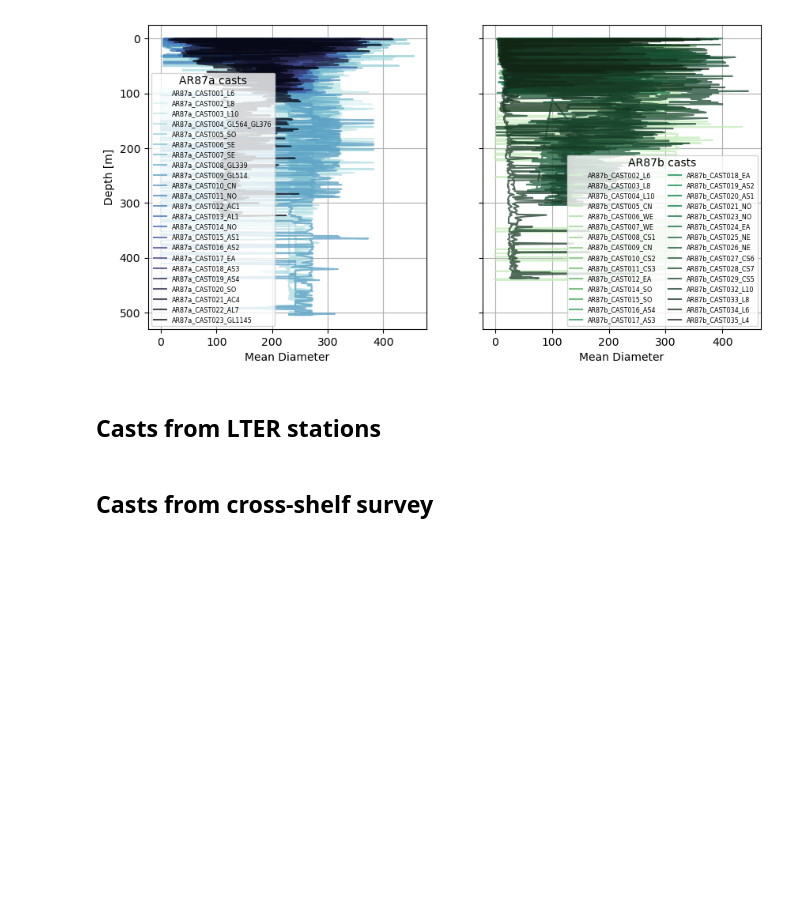
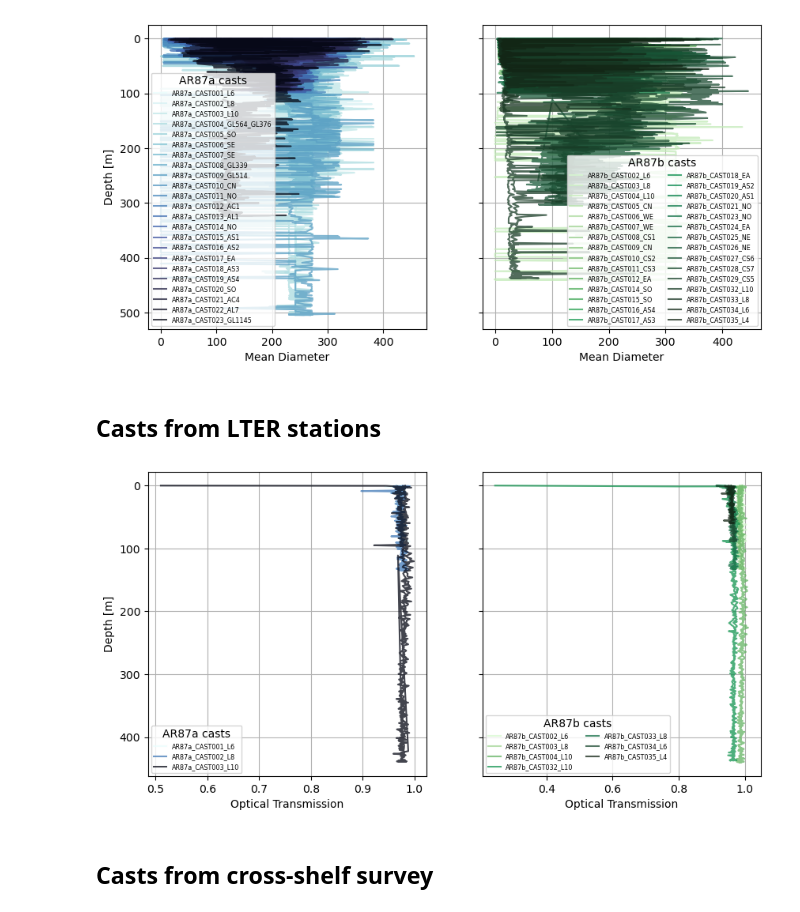
Before and after one commit to cooleyky/prtsz_deep_dive, a Jupyter notebook: pioneer21-lisst-characterization.ipynb, the cells around one changed output. Saved outputs shown, nothing was run; the diff lists cells and outputs as text; code cells hidden in the pictures; blank space fills up the shorter version.

Commit message:
Write parameter plotting function

```diff
--- a/pioneer21-lisst-characterization.ipynb
+++ b/pioneer21-lisst-characterization.ipynb
@@ -291,4 +291,22 @@ rgb_a = rgb_from_dict(pairs87a, cmo.ice_r)
 rgb_b = rgb_from_dict(pairs87b, cmo.algae)
 # %% [markdown]
 ### Compare optical transmission data by depth
+# %%
+# define a function to plot casts in a group
+def plot_lisst_profiles(lisst_casts, rgb, current_axes, param, legendtitle=None, legendcol=1):
+    # loop through list of LISST cast files
+    n = 0
+    loop = lisst_casts.copy()
+    while len(loop)>0:
+        color = rgb[n]
+        key, value = loop.pop(0)
+        lisst_path = RDA_URL + value
+        lisst_ds = load_lisst(lisst_path, csvhdr)
+        lisst_ds = lisst_ds.assign_attrs(cast=key)
+        # Add cast data to existing axes
+        current_axes = addprofile2axes(current_axes, lisst_ds, param, color,
+                                       legendtitle=legendtitle, legendcol=legendcol)
+        # Advance counter for colors
+        n += 1
+    return current_axes
 # %%
@@ -585,6 +584,30 @@ pairs87b = [x for x in pairs if "87b" in x[0]]
 # Filter the lists for LTER stations
 lter_a = [x for x in pairs87a if "_L" in x[0]]
 lter_b = [x for x in pairs87b if "_L" in x[0]]
+# %%
+# Get RGB values for each set of casts
+rgb_a = rgb_from_dict(lter_a, cmo.ice_r)
+rgb_b = rgb_from_dict(lter_b, cmo.algae)
+# %%
+# Plot optical transmission for each leg
+fig, ax0 = plt.subplots(1, 2, figsize=(10,5), sharey=True)
+
+# loop through list of AR87a files
+ax0[0] = plot_lisst_profiles(lter_a, rgb_a, ax0[0],
+                             "optical_transmission", legendtitle="AR87a casts")
+
+# loop through list of AR87b files
+ax0[1] = plot_lisst_profiles(lter_b, rgb_b, ax0[1],
+                             "optical_transmission", legendtitle="AR87b casts",
+                             legendcol=2)
+
+# Add final figure elements
+ax0[0].invert_yaxis()
+ax0[0].grid()
+ax0[0].set_ylabel("Depth [m]")
+ax0[1].grid()
+# %% [output]
+[figure, added]
 # %% [markdown]
 ## Casts from cross-shelf survey
 # %%
```
Also changed, not shown: parts of 13 cells of this notebook.
